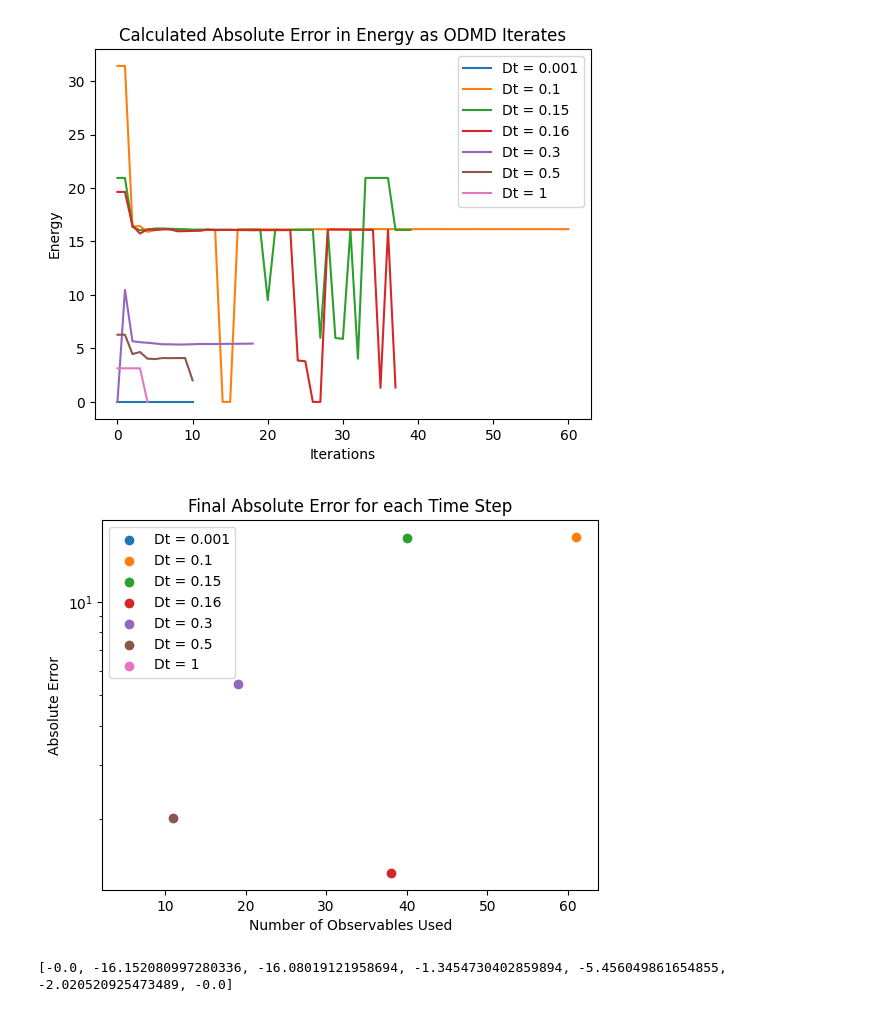
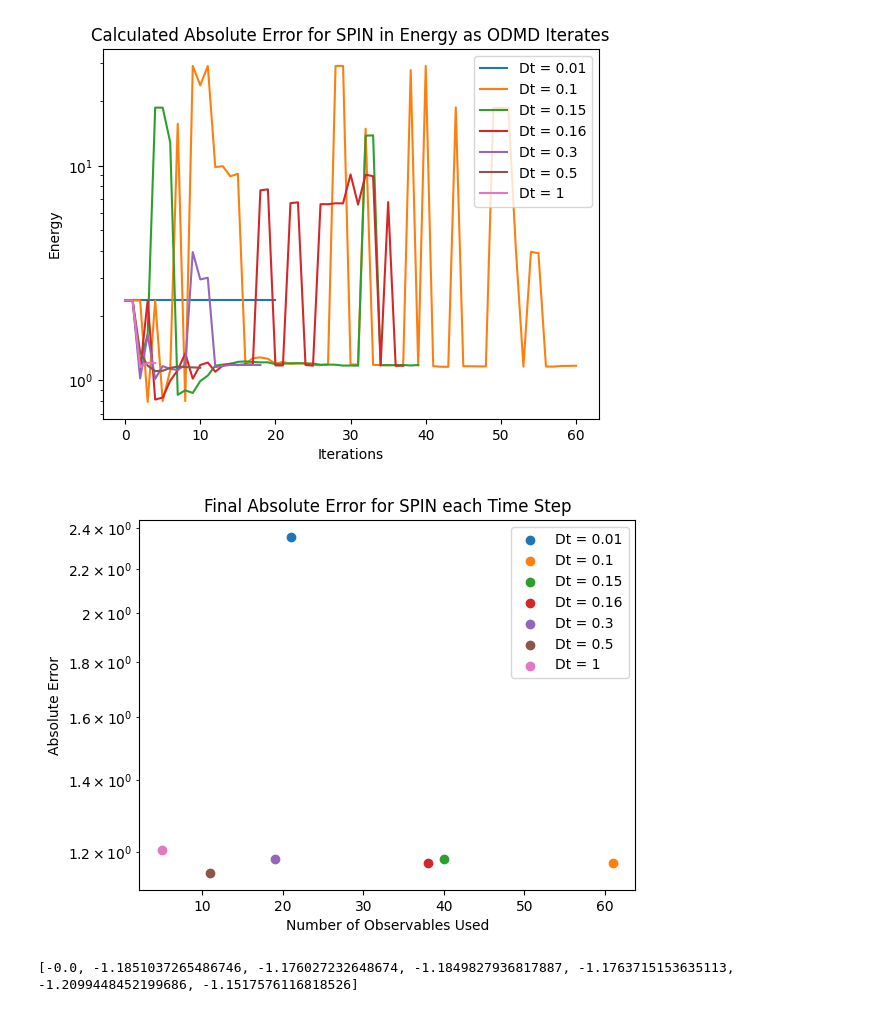
Before and after one commit to Quantum-Linear-Algebra/ODMD, a Jupyter notebook: ODMD.ipynb, the cells around one changed output. Drawn from its saved outputs; the diff is of its cells as text; code cells hidden in the pictures.

Commit message:
added heisenberg spin system

```diff
--- a/ODMD.ipynb
+++ b/ODMD.ipynb
@@ -113,11 +116,11 @@ K: maximum number of iterations
 backend: system to transpile circuits for
 method: the method for creating the unitary operator; either QISKIT or F3C
 '''
-def generate_s_k(particles, Dt, K, g=0, shots=100, method = 'F3C'):
+def generate_s_k(particles, system, Dt, K, g=0, J=4, shots=100, method = 'F3C'):
     assert(method[0].upper() == 'Q' or method[0].upper() == 'F')
     s_k = []
     if method[0].upper() == 'Q':
-        ham = create_hamiltonian(particles, g)
+        ham = create_hamiltonian(particles, system, g=g, J=J)
     if method[0].upper() == 'F':
         gates = generate_TFIM_gates(particles, K, Dt, g, '../f3cpp')
     for i in range(K):
@@ -136,10 +139,10 @@ K: maximum number of iterations
 backend: system to transpile circuits for
 method: the method for creating the unitary operator; either QISKIT or F3C
 '''
-def transpile_s_k(particles, Dt, K, backend, g=0, method = 'F3C'):
+def transpile_s_k(particles, system, Dt, K, backend, g=0, J=4, method = 'F3C'):
     trans_qcs = []
     if method[0].upper() == 'Q':
-        ham = create_hamiltonian(particles, g)
+        ham = create_hamiltonian(particles, system, g=g, J=J)
     if method[0].upper() == 'F':
         gates = generate_TFIM_gates(particles, K, Dt, g, '../f3cpp')
     for i in range(K):
@@ -211,7 +214,7 @@ def ODMD(s_k, Dt, noise_threshold, alpha = 1/2, est_E_0s = [], show_steps = Fals
         if show_steps: print("k =", k)
         d = math.floor(alpha*(k))
         if d < 1 or k < 1: continue
-        if k*Dt > 2*pi: break
+        if k*Dt > 2*pi or k>100: break
         X = make_X(0, k, d, s_k)
         if show_steps: print("X\n",X)
         Xprime = make_X(1, k, d, s_k)
@@ -235,16 +238,18 @@ def ODMD(s_k, Dt, noise_threshold, alpha = 1/2, est_E_0s = [], show_steps = Fals
 # SYSTEM PARAMETERS
 particles          = 4
 g                  = 4 # magnetic field strength
-time_steps         = [0.001,0.1,0.15,0.16,0.3, 0.5, 1] # time steps to test use with ODMD
+time_steps         = [0.01,0.1,0.15,0.16,0.3, 0.5, 1] # time steps to test use with ODMD
 noise_threshold    = 0.01
 shots              = 100
 
+# system OPTIONS: TFIM, Spin
+system             = 'SPIN'
 # computation_type OPTIONS: Simulation, Hardware
 computation_type   = 'S'
 # data_source OPTIONS: Generation (Only useable with Simulation), Files, Job (Only Usable with Hardware)
 data_source        = 'F'
-# method_for_model OPTIONS: F3C, Qiskit
-method_for_model   = 'F'
+# method_for_model OPTIONS: F3C (Only for TFIM), Qiskit
+method_for_model   = 'Q'
 # %%
 # PREPROCESSING
 
@@ -272,8 +277,10 @@ else:
     backend = AerSimulator()
 sampler = Sampler(backend)
 # %%
-# Ham = create_hamiltonian(particles, g)
 s_ks = {}
+
+def make_filename(system, computation_type, method_for_model, particles, time_step):
+    return "Transpiled_Circuits/sys="+system+"_type="+computation_type[0].upper()+"_m="+method_for_model[0].upper()+"_n="+str(particles)+"_g="+str(g)+"_Dt="+str(time_step)+".qpy"
 
 # save data when using files
 if data_source[0].upper() == 'F':
@@ -289,10 +296,10 @@ if data_source[0].upper() == 'F':
     for i in range(len(time_steps)):
         time_step = time_steps[i]
         K = Ks[i]
-        filename = "Transpiled_Circuits/sys="+computation_type[0].upper()+"_m="+method_for_model[0].upper()+"_n="+str(particles)+"_g="+str(g)+"_Dt="+str(time_step)+".qpy"
+        filename = make_filename(system, computation_type, method_for_model, particles, time_step)
         if empty(filename):
             print("Creating file for Dt =", time_step)
-            trans_qcs = transpile_s_k(particles, time_step, K, backend, g=g, method=method_for_model)
+            trans_qcs = transpile_s_k(particles, system, time_step, K, backend, g=g, method=method_for_model)
             with open(filename, "wb") as file:
                 qpy.dump(trans_qcs, file)
         else:
@@ -304,7 +311,7 @@ if data_source[0].upper() == 'F':
     print("Loading data from files")
     trans_qcs = []
     for time_step in time_steps:
-        filename = "Transpiled_Circuits/sys="+computation_type[0].upper()+"_m="+method_for_model[0].upper()+"_n="+str(particles)+"_g="+str(g)+"_Dt="+str(time_step)+".qpy"
+        filename = make_filename(system, computation_type, method_for_model, particles, time_step)
         with open(filename, 'rb') as file:
             qcs = qpy.load(file)
             trans_qcs.append(qcs)
@@ -329,7 +336,7 @@ for i in range(len(time_steps)):
     if data_source[0].upper() == 'G':
         print("Generating Data for Dt =", time_step)
         K = Ks[i]
-        s_ks[time_step] = generate_s_k(particles, time_step, K, shots = shots, method=method_for_model)
+        s_ks[time_step] = generate_s_k(particles, system, time_step, K, shots = shots, method=method_for_model)
     else:
         print("Calculating s_k for time step:", time_step)
         start = sum(Ks[0:i])
@@ -365,7 +364,7 @@ results = []
 for time_step in time_steps:
     print("Using data from time step:", time_step)
     est_E_0s = []
-    result = ODMD(s_ks[time_step], time_step, noise_threshold, est_E_0s = est_E_0s, order = 10)
+    result = ODMD(s_ks[time_step], time_step, noise_threshold, est_E_0s = est_E_0s, order = 20)
     print("Calculated Energy:", result)
     results.append(result)
     trials.append(est_E_0s)
@@ -387,31 +386,31 @@ Calculated Energy: -0.0
 # %%
-real_E_0 = 0#-abs(np.linalg.eigvals(create_hamiltonian(particles, g))[0].real)
+real_E_0 = -3*pi/4
 for i in range(len(trials)):
     err = [abs(w-real_E_0) for w in trials[i]]
     # plt.plot(np.arange(0, 2*pi, time_steps[i])[0:len(trials[i])], err, label = 'Dt = '+str(time_steps[i]))
     plt.plot(err, label = 'Dt = '+str(time_steps[i]))
-plt.title("Calculated Absolute Error in Energy as ODMD Iterates")
+plt.title("Calculated Absolute Error for "+system+" in Energy as ODMD Iterates")
 plt.ylabel("Energy")
 plt.xlabel("Iterations")
 plt.legend()
 # plt.ylim([0,.5])
-# plt.yscale('log')
-plt.savefig("Graphs/"+computation_type[0].upper()+"_Absolute_Error_in_Energy.png")
+plt.yscale('log')
+plt.savefig("Graphs/"+computation_type[0].upper()+"_"+system+"_Absolute_Error_in_Energy.png")
 plt.show()
 
-plt.title("Final Absolute Error for each Time Step")
+plt.title("Final Absolute Error for "+system+" each Time Step")
 plt.xlabel("Number of Observables Used")
 plt.ylabel("Absolute Error")
 plt.yscale('log')
 observables = [len(w) for w in trials]
 for i in range(len(results)):
     plt.scatter([observables[i]], [abs(real_E_0-results[i])], label = 'Dt = '+str(time_steps[i]))
 # plt.ylim([-abs(np.linalg.eigvals(Ham)[0].real)+.5,-abs(np.linalg.eigvals(Ham)[0].real)-.5])
-plt.savefig("Graphs/"+computation_type[0].upper()+"_Final_Absolute_Error_Time_Step.png")
+plt.savefig("Graphs/"+computation_type[0].upper()+"_"+system+"_Final_Absolute_Error_Time_Step.png")
 plt.legend()
 plt.show()
 print(results)
 # %% [output]
-[figure, old version]
+[figure, new version]
-[figure, old version]
+[figure, new version]
-[-0.0, -16.152080997280336, -16.08019121958694, -1.3454730402859894, -5.456049861654855, -2.020520925473489, -0.0]
+[-0.0, -1.1851037265486746, -1.176027232648674, -1.1849827936817887, -1.1763715153635113, -1.2099448452199686, -1.1517576116818526]
```
Also changed, not shown: parts of 3 cells of this notebook, 47 other files.
